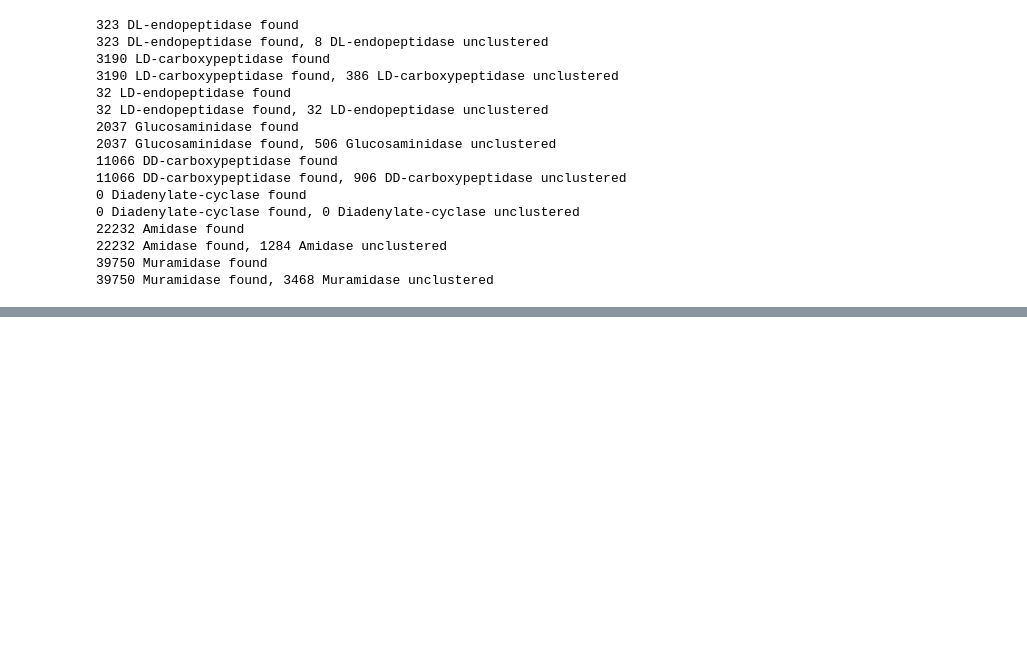
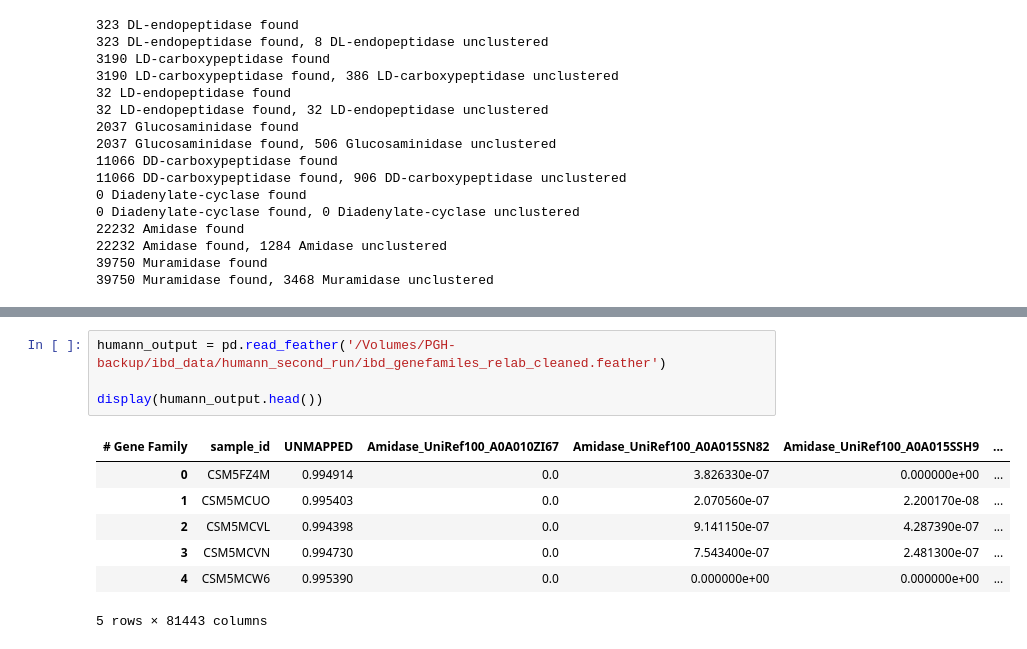
Before and after one commit to oliverdesa/Clustering_Metagenomics, a Jupyter notebook: src/clustering/mapping_clusters.ipynb, the cells around one changed output, grey strips where cells are left out. Saved outputs shown, nothing was run; the diff lists cells and outputs as text; blank space fills up the shorter version.

```diff
--- a/src/clustering/mapping_clusters.ipynb
+++ b/src/clustering/mapping_clusters.ipynb
@@ -627,0 +624,12 @@ NameError: name 'colnames' is not defined
+# %%
+humann_output = pd.read_feather('/Volumes/PGH-backup/ibd_data/humann_second_run/ibd_genefamiles_relab_cleaned.feather')
+
+display(humann_output.head())
+# %% [output]
+| # Gene Family | sample_id | UNMAPPED | Amidase_UniRef100_A0A010ZI67 | Amidase_UniRef100_A0A015SN82 | Amidase_UniRef100_A0A015SSH9 | ... |
+| 0 | CSM5FZ4M | 0.994914 | 0.0 | 3.826330e-07 | 0.000000e+00 | ... |
+| 1 | CSM5MCUO | 0.995403 | 0.0 | 2.070560e-07 | 2.200170e-08 | ... |
+| 2 | CSM5MCVL | 0.994398 | 0.0 | 9.141150e-07 | 4.287390e-07 | ... |
+| 3 | CSM5MCVN | 0.994730 | 0.0 | 7.543400e-07 | 2.481300e-07 | ... |
+| 4 | CSM5MCW6 | 0.995390 | 0.0 | 0.000000e+00 | 0.000000e+00 | ... |
+5 rows × 81443 columns
```
Also changed, not shown: parts of 9 cells of this notebook.
